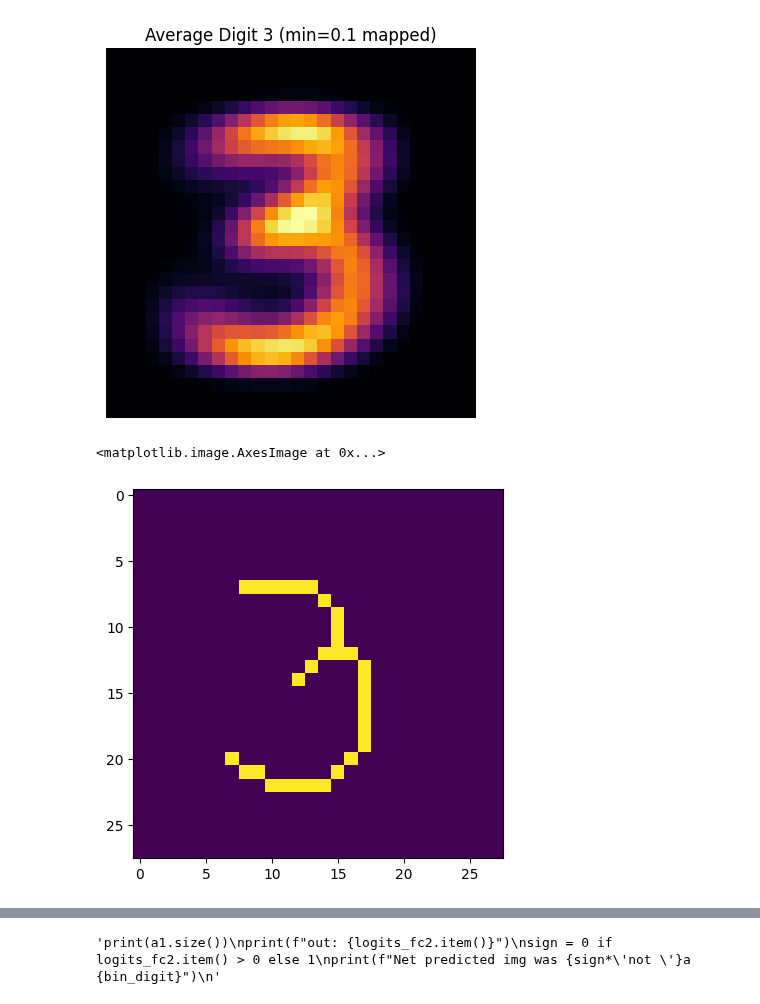
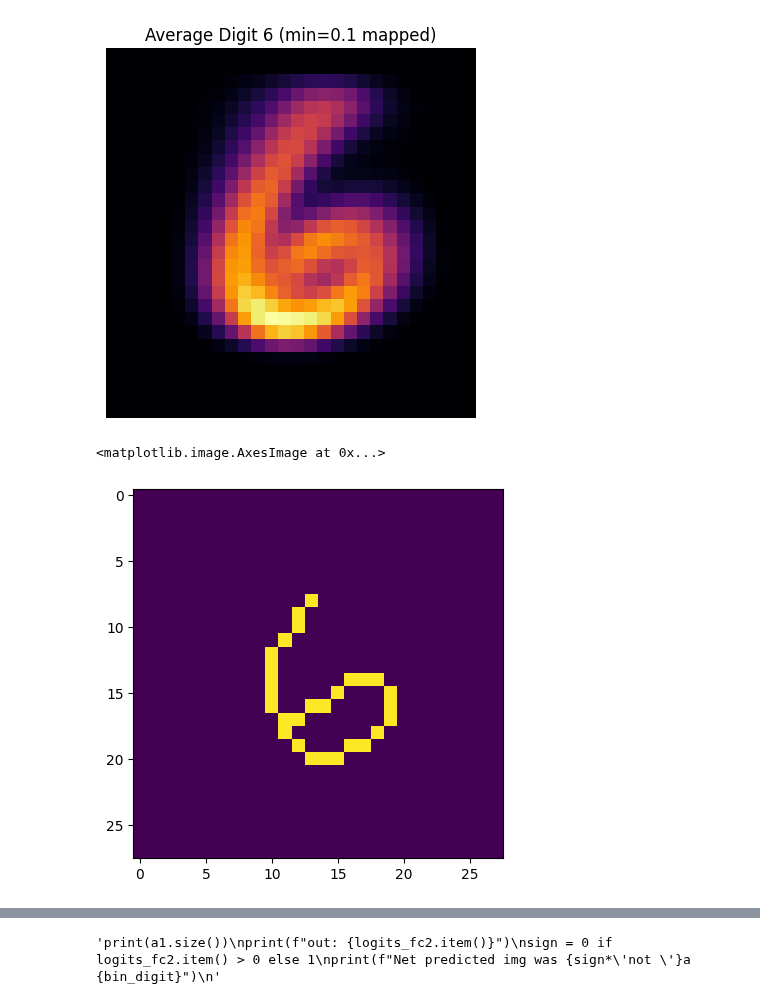
Before and after one commit to kns357/ANN_MA_Kaito, a Jupyter notebook: forced_conceptual_predictor_bin.ipynb, the cells around one changed output, grey strips where cells are left out. Saved outputs shown, nothing was run; the diff lists cells and outputs as text; code cells hidden in the pictures.

```diff
--- a/forced_conceptual_predictor_bin.ipynb
+++ b/forced_conceptual_predictor_bin.ipynb
@@ -83,39 +83,39 @@ class Net(nn.Module):
 # %%
 transform = transforms.ToTensor()
 trainset = torchvision.datasets.MNIST(root='./data', train=True, download=True, transform=transform)
 trainloader = torch.utils.data.DataLoader(trainset, batch_size=100, shuffle=False)
 
-target_digit = 3
+bin_digit = 6
 
 sum_img = torch.zeros((28, 28))
 count = 0
 
 for imgs, labels in trainloader:
-    mask = labels == target_digit
+    mask = labels == bin_digit
     if mask.any():
         selected_imgs = imgs[mask]  # shape: [N, 1, 28, 28]
         sum_img += selected_imgs.sum(dim=0).squeeze(0)
         count += mask.sum().item()
 
 avg_img = sum_img / count
 
 plt.imshow(avg_img, cmap='inferno')
 plt.axis('off')
-plt.title(f'Average Digit {target_digit} (min=0.1 mapped)')
+plt.title(f'Average Digit {bin_digit} (min=0.1 mapped)')
 plt.show()
 
 #print(avg_img)
 
-to_skel = (avg_img > 0.1).float()
+to_skel = (avg_img > 0.5).float()
 
 skel = skeletonize(to_skel.cpu().numpy())
 plt.imshow(skel)
 
 #print(to_skel)
 # %% [output]
-[figure, old version]
+[figure, new version]
 <matplotlib.image.AxesImage at 0x...>
-[figure, old version]
+[figure, new version]
 # %%
 def extract_concepts(skeleton, img):
     img_np = img.cpu().numpy()
```
Also changed, not shown: parts of 10 cells of this notebook, 12 other files.
